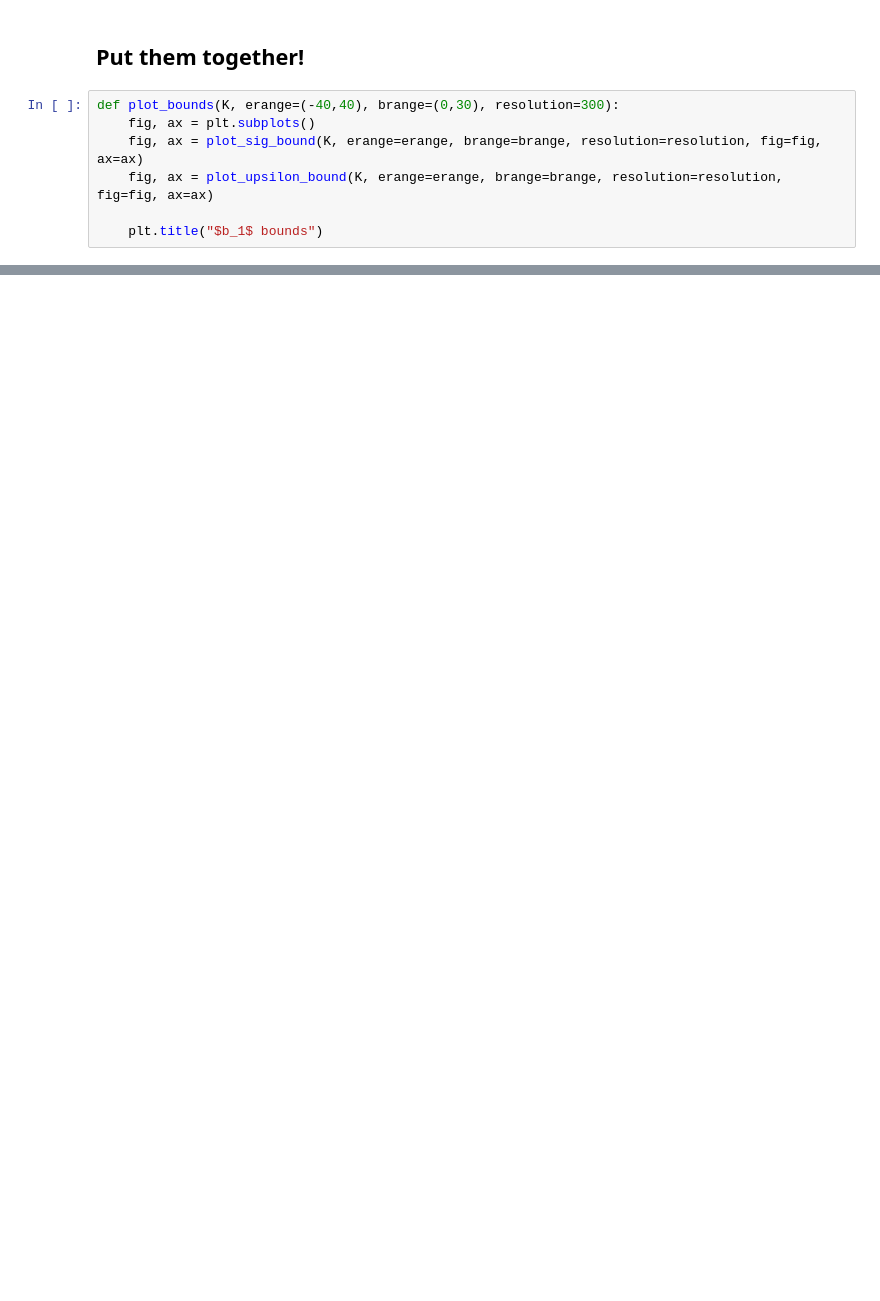
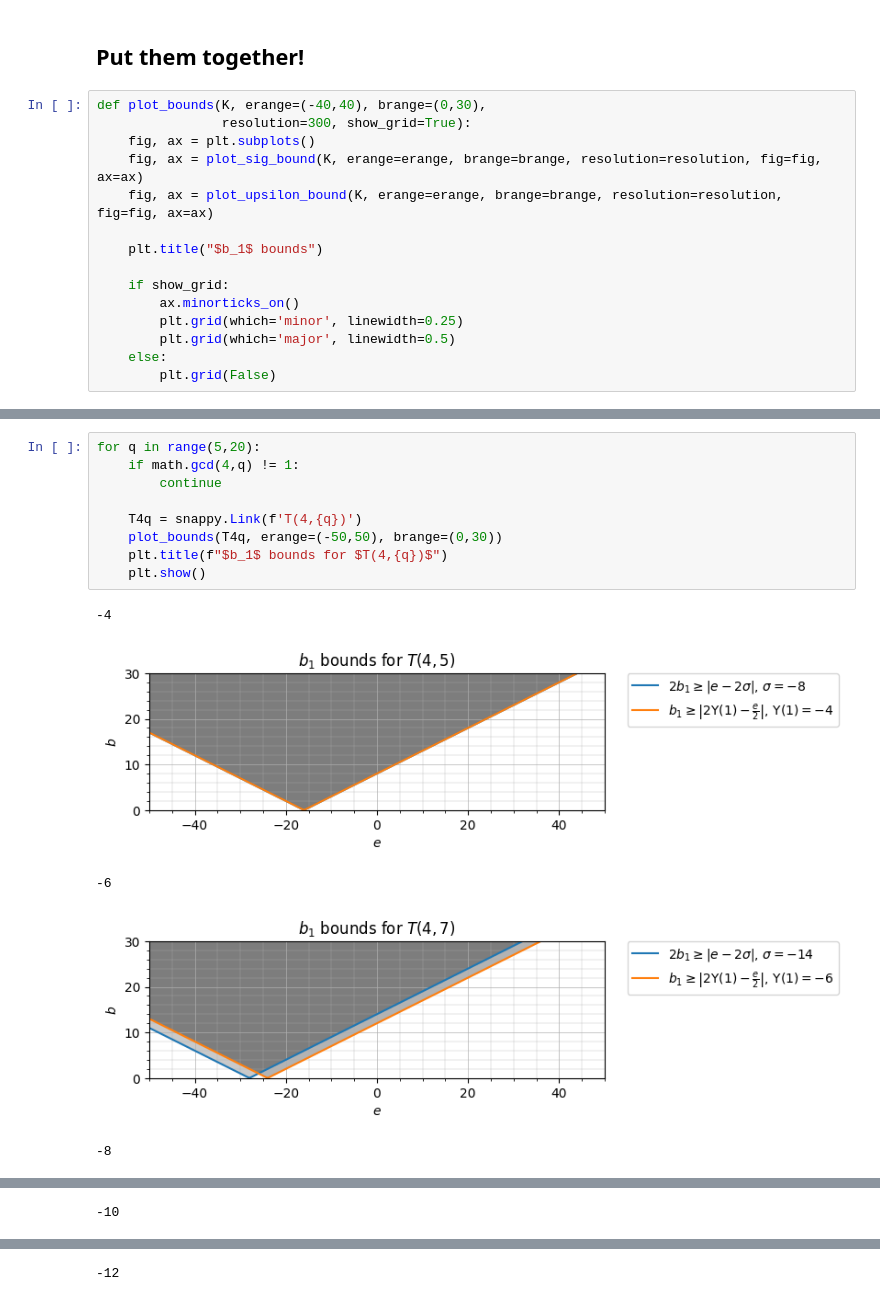
Before and after one commit to JulesGB/KnotGeography, a Jupyter notebook: knot_geography.ipynb, the cells around one changed output, grey strips where cells are left out. Saved outputs shown, nothing was run; the diff lists cells and outputs as text; blank space fills up the shorter version.

```diff
--- a/knot_geography.ipynb
+++ b/knot_geography.ipynb
@@ -115,12 +132,20 @@ plot_upsilon_bound(T45)
 # %% [markdown]
 ## Put them together!
 # %%
-def plot_bounds(K, erange=(-40,40), brange=(0,30), resolution=300):
+def plot_bounds(K, erange=(-40,40), brange=(0,30),
+                resolution=300, show_grid=True):
     fig, ax = plt.subplots()
     fig, ax = plot_sig_bound(K, erange=erange, brange=brange, resolution=resolution, fig=fig, ax=ax)
     fig, ax = plot_upsilon_bound(K, erange=erange, brange=brange, resolution=resolution, fig=fig, ax=ax)
 
     plt.title("$b_1$ bounds")
+
+    if show_grid:
+        ax.minorticks_on()
+        plt.grid(which='minor', linewidth=0.25)
+        plt.grid(which='major', linewidth=0.5)
+    else:
+        plt.grid(False)
 # %%
 T47 = snappy.Link('T(4,7)')
 plot_bounds(T47, erange=(-35,-10), brange=(0,20))
@@ -128,0 +154,15 @@ plot_bounds(T47, erange=(-35,-10), brange=(0,20))
+# %%
+for q in range(5,20):
+    if math.gcd(4,q) != 1:
+        continue
+
+    T4q = snappy.Link(f'T(4,{q})')
+    plot_bounds(T4q, erange=(-50,50), brange=(0,30))
+    plt.title(f"$b_1$ bounds for $T(4,{q})$")
+    plt.show()
+# %% [output]
+-4
+[figure, added]
+-6
+[figure, added]
+-8
@@ -128,0 +170 @@ plot_bounds(T47, erange=(-35,-10), brange=(0,20))
+-10
@@ -128,0 +172 @@ plot_bounds(T47, erange=(-35,-10), brange=(0,20))
+-12
```
Also changed, not shown: parts of 7 cells of this notebook.
